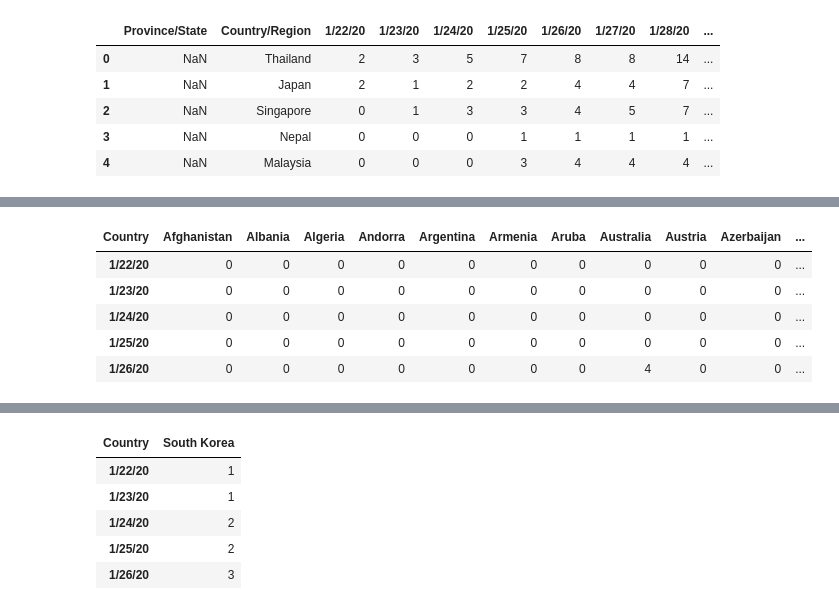
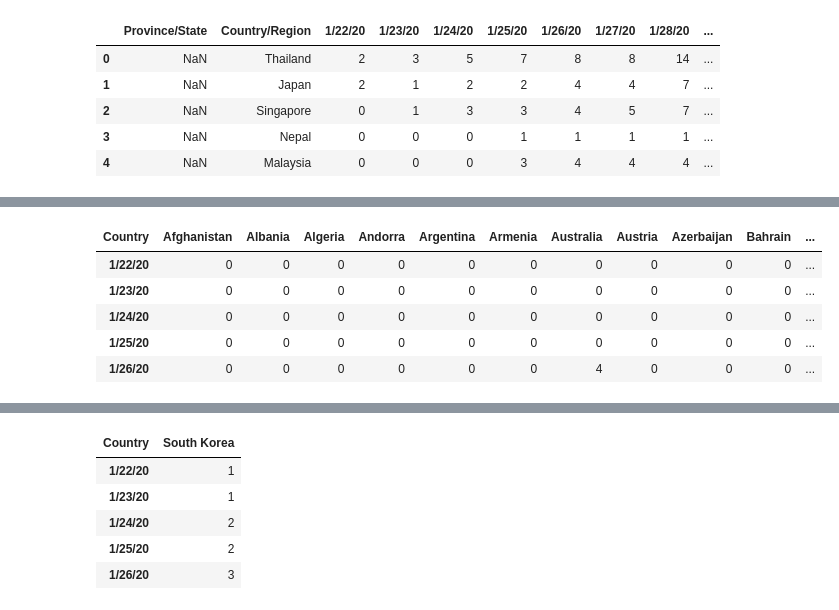
Before and after one commit to tmoon/coronavirus, a Jupyter notebook: analysis/Corna Research.ipynb, the cells around one changed output, grey strips where cells are left out. Saved outputs shown, nothing was run; the diff lists cells and outputs as text; code cells hidden in the pictures.

```diff
--- a/analysis/Corna Research.ipynb
+++ b/analysis/Corna Research.ipynb
@@ -5,3 +9,12 @@
+# %%
+from selenium.webdriver.chrome.options import Options
+
+options = Options()
+options.headless = True
+path = '/home/tarik/misc/chromedriver'
+driver = webdriver.Chrome("./chromedriver",options=options)
+
+driver.get("http://covidly.com/summary")
 # %%
 # https://github.com/CSSEGISandData/COVID-19
 mapper_dict = {'Bosnia and Herz.': 'Bosnia and Herzegovina',
@@ -65,8 +78,9 @@ df.head()
 | 3 | NaN | Nepal | 0 | 0 | 0 | 1 | 1 | 1 | 1 | ... |
 | 4 | NaN | Malaysia | 0 | 0 | 0 | 3 | 4 | 4 | 4 | ... |
 # %%
-dfs = pd.read_html("http://covidly.com/summary")[1].rename(columns={'Cases  Total (#)': "latest_count",
+dfs = pd.read_html(driver.page_source)[1].rename(columns={'Cases  Total (#)': "latest_count",
     'Cases / 1M  (#)': 'case_per_mil'})
+
 dfs["Country"] = [mapper_dict[c] if c in mapper_dict.keys() else c for c in dfs.Country]
 dfs.head()
 # %% [output]
@@ -79,19 +93,19 @@ dfs.head()
 # %%
 df2 = df[~df["Province/State"].isin(["Diamond Pricess", "Grand Princess"])].rename(columns={"Country/Region": "Country"})
 country_df0 = df2.groupby("Country").sum()
 country_df = pd.merge(country_df0, dfs[["Country", "latest_count"]], left_index=True, right_on='Country').set_index('Country')
 
 
-td = (datetime.datetime.today() - datetime.timedelta(days=0)).strftime('%-m/%-d/%y')
+td = (datetime.datetime.today() - datetime.timedelta(days=1)).strftime('%-m/%-d/%y')
 country_df[td] = country_df[["latest_count", td]].max(axis=1)
 country_df = country_df.drop(['latest_count'], axis=1).transpose()
 
 country_df["OECD"] = country_df[oecd_list].sum(axis=1)
 country_df.head()
 # %% [output]
-| Country | Afghanistan | Albania | Algeria | Andorra | Argentina | Armenia | Aruba | Australia | Austria | Azerbaijan | ... |
+| Country | Afghanistan | Albania | Algeria | Andorra | Argentina | Armenia | Australia | Austria | Azerbaijan | Bahrain | ... |
 | 1/22/20 | 0 | 0 | 0 | 0 | 0 | 0 | 0 | 0 | 0 | 0 | ... |
 | 1/23/20 | 0 | 0 | 0 | 0 | 0 | 0 | 0 | 0 | 0 | 0 | ... |
 | 1/24/20 | 0 | 0 | 0 | 0 | 0 | 0 | 0 | 0 | 0 | 0 | ... |
 | 1/25/20 | 0 | 0 | 0 | 0 | 0 | 0 | 0 | 0 | 0 | 0 | ... |
-| 1/26/20 | 0 | 0 | 0 | 0 | 0 | 0 | 0 | 4 | 0 | 0 | ... |
+| 1/26/20 | 0 | 0 | 0 | 0 | 0 | 0 | 4 | 0 | 0 | 0 | ... |
```
Also changed, not shown: parts of 8 cells of this notebook, 3 other files.
